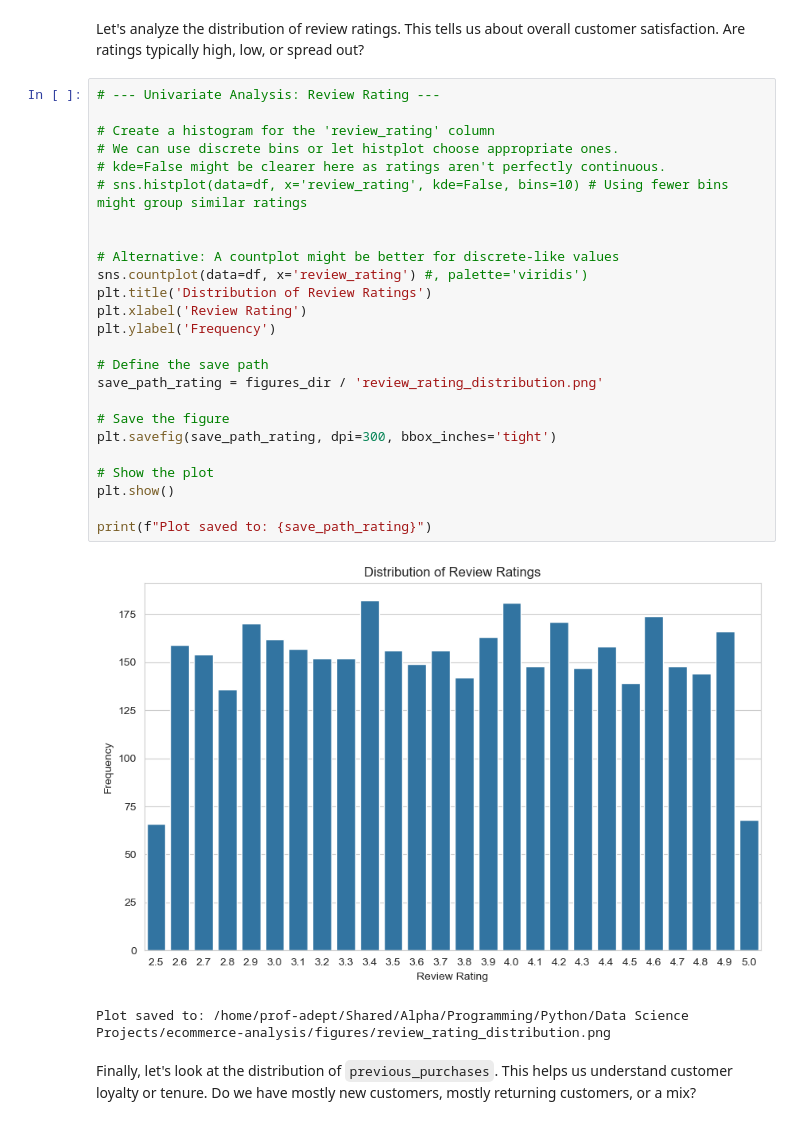
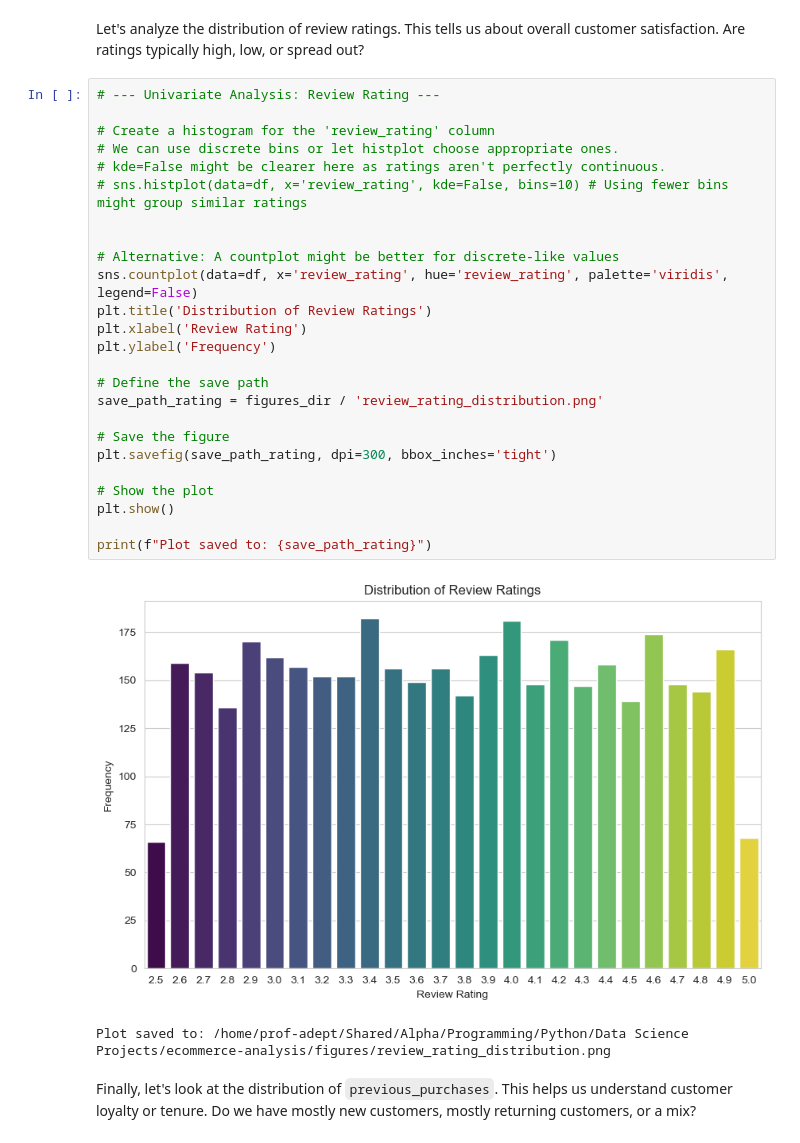
Before and after one commit to profadept/ecommerce-analysis, a Jupyter notebook: notebooks/analysis.ipynb, the cells around one changed output. Saved outputs shown, nothing was run; the diff lists cells and outputs as text.

```diff
--- a/notebooks/analysis.ipynb
+++ b/notebooks/analysis.ipynb
@@ -294,30 +294,30 @@ Let's analyze the distribution of review ratings. This tells us about overall cu
 # %%
 # --- Univariate Analysis: Review Rating ---
 
 # Create a histogram for the 'review_rating' column
 # We can use discrete bins or let histplot choose appropriate ones.
 # kde=False might be clearer here as ratings aren't perfectly continuous.
 # sns.histplot(data=df, x='review_rating', kde=False, bins=10) # Using fewer bins might group similar ratings
 
 
 # Alternative: A countplot might be better for discrete-like values
-sns.countplot(data=df, x='review_rating') #, palette='viridis')
+sns.countplot(data=df, x='review_rating', hue='review_rating', palette='viridis', legend=False)
 plt.title('Distribution of Review Ratings')
 plt.xlabel('Review Rating')
 plt.ylabel('Frequency')
 
 # Define the save path
 save_path_rating = figures_dir / 'review_rating_distribution.png'
 
 # Save the figure
 plt.savefig(save_path_rating, dpi=300, bbox_inches='tight')
 
 # Show the plot
 plt.show()
 
 print(f"Plot saved to: {save_path_rating}")
 # %% [output]
-[figure, old version]
+[figure, new version]
 Plot saved to: /home/prof-adept/Shared/Alpha/Programming/Python/Data Science Projects/ecommerce-analysis/figures/review_rating_distribution.png
 # %% [markdown]
 Finally, let's look at the distribution of `previous_purchases`. This helps us understand customer loyalty or tenure. Do we have mostly new customers, mostly returning customers, or a mix?
```
Also changed, not shown: parts of 11 cells of this notebook.
